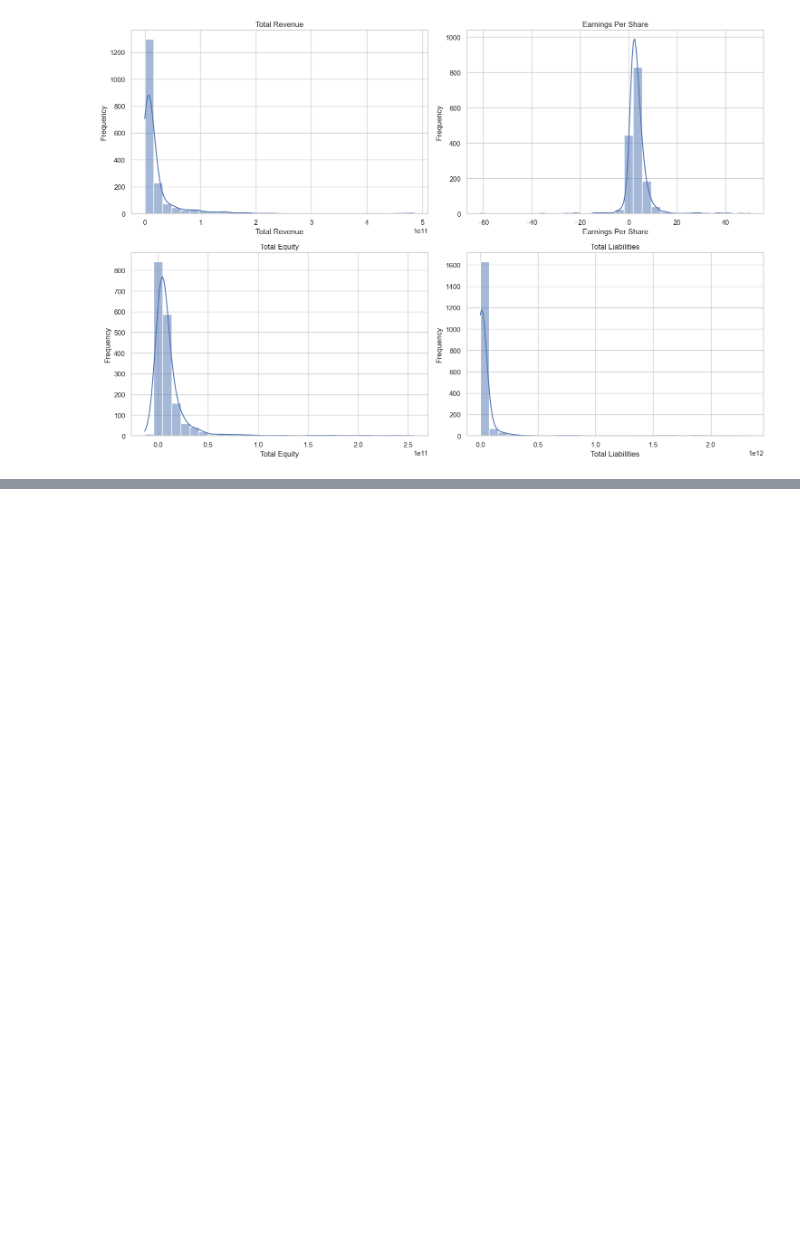
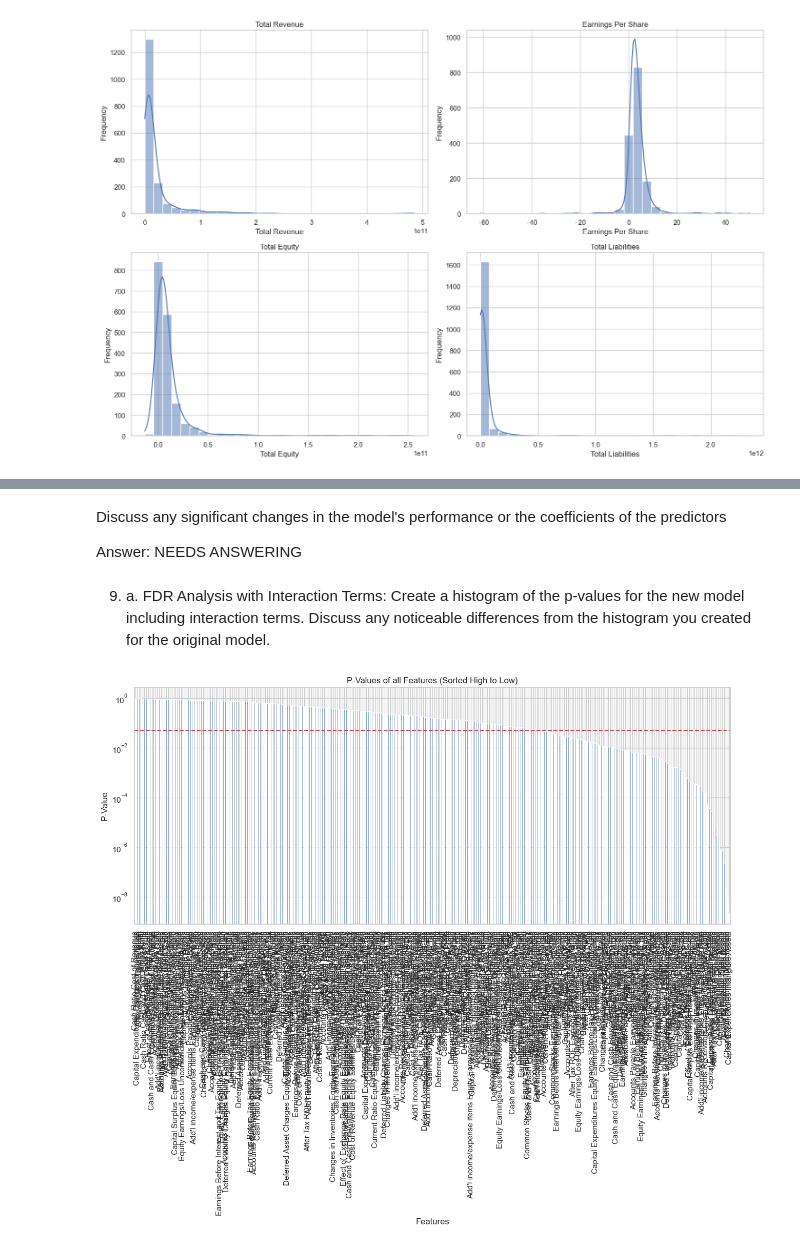
Before and after one commit to miniquinox/UC-Davis-HW, a Jupyter notebook: BAX 452 Machine Learning/HW1.ipynb, the cells around one changed output, grey strips where cells are left out. Drawn from its saved outputs; the diff is of its cells as text; code cells hidden in the pictures; blank space fills up the shorter version.

```diff
--- a/BAX 452 Machine Learning/HW1.ipynb
+++ b/BAX 452 Machine Learning/HW1.ipynb
@@ -54,31 +57,25 @@ plt.show()
 # %%
+import pandas as pd
+import statsmodels.api as sm
 from sklearn.model_selection import train_test_split
-from sklearn.linear_model import LinearRegression
-from sklearn.metrics import mean_squared_error, r2_score
 
 # Dropping rows with missing 'Estimated Shares Outstanding'
 file_df = file_df.dropna(subset=['Estimated Shares Outstanding'])
 
-features = ['Total Revenue', 'Total Equity', 'Total Liabilities', 'Earnings Per Share']
+# Define features and target variable
+features = ['Total Equity', 'Total Liabilities', 'Earnings Per Share']
 X = file_df[features]
 y = file_df['Estimated Shares Outstanding']
 
 # Splitting the dataset into training and testing sets
 X_train, X_test, y_train, y_test = train_test_split(X, y, test_size=0.2, random_state=42)
 
-# Model Development
-model = LinearRegression()
-model.fit(X_train, y_train)
+# Adding a constant term for the intercept
+X_train_const = sm.add_constant(X_train)
 
-# Predictions
-predictions = model.predict(X_test)
+# Fit the OLS model
+model = sm.OLS(y_train, X_train_const).fit()
 
-# Model Evaluation
-mse = mean_squared_error(y_test, predictions)
-r2 = r2_score(y_test, predictions)
-
-# Displaying the results
-print(f"Mean Squared Error: {mse}")
-print(f"R-squared: {r2}")
-print(f"Coefficients: {model.coef_}")
+# Display the summary of the model
+print(model.summary())
 # %% [output]
@@ -87,0 +279,25 @@ Coefficients: [ 1.41177282e-03  3.75310972e-02 -7.86554482e-04 -2.73562229e+07]
+# %% [markdown]
+Discuss any significant changes in the model's performance or the coefficients of the predictors
+
+Answer: NEEDS ANSWERING
+# %% [markdown]
+9) a. FDR Analysis with Interaction Terms:
+Create a histogram of the p-values for the new model including interaction terms. Discuss any noticeable differences from the histogram you created for the original model.
+# %%
+# Extracting p-values of our previously loaded new model
+p_values = model.pvalues
+
+# Sorting the p-values in descending order
+sorted_p_values = p_values.sort_values(ascending=False)
+
+# Plotting the sorted p-values
+plt.figure(figsize=(15, 6))
+sorted_p_values.drop('const').plot(kind='bar')
+plt.xlabel('Features')
+plt.ylabel('P-Value')
+plt.title('P-Values of all Features (Sorted High to Low)')
+plt.yscale('log')  # Log scale for better visualization
+plt.axhline(y=0.05, color='r', linestyle='--')  # Line for the 0.05 significance level
+plt.show()
+# %% [output]
+[figure, added]
```
Also changed, not shown: parts of 18 cells of this notebook, 1 other file.
